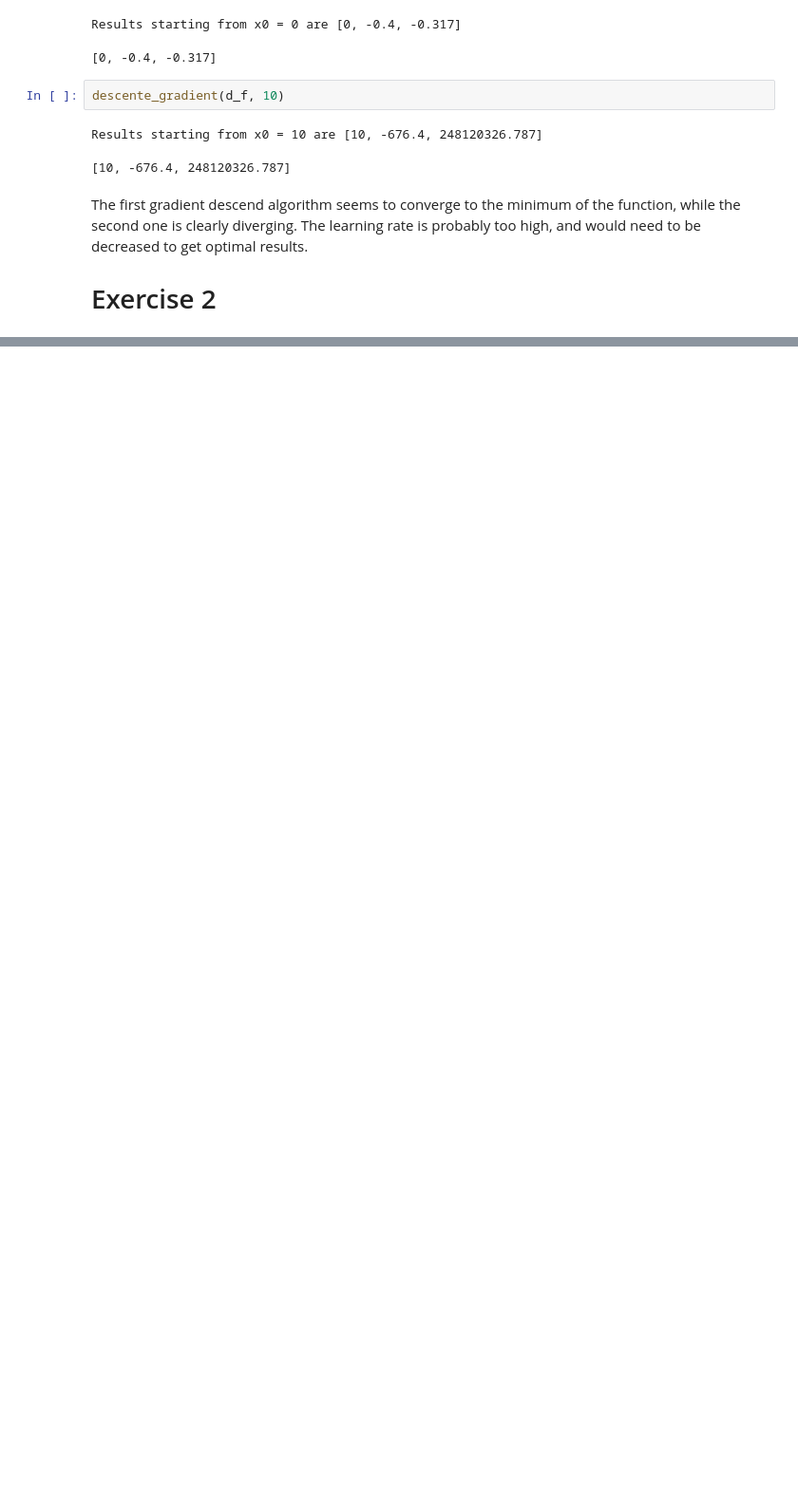
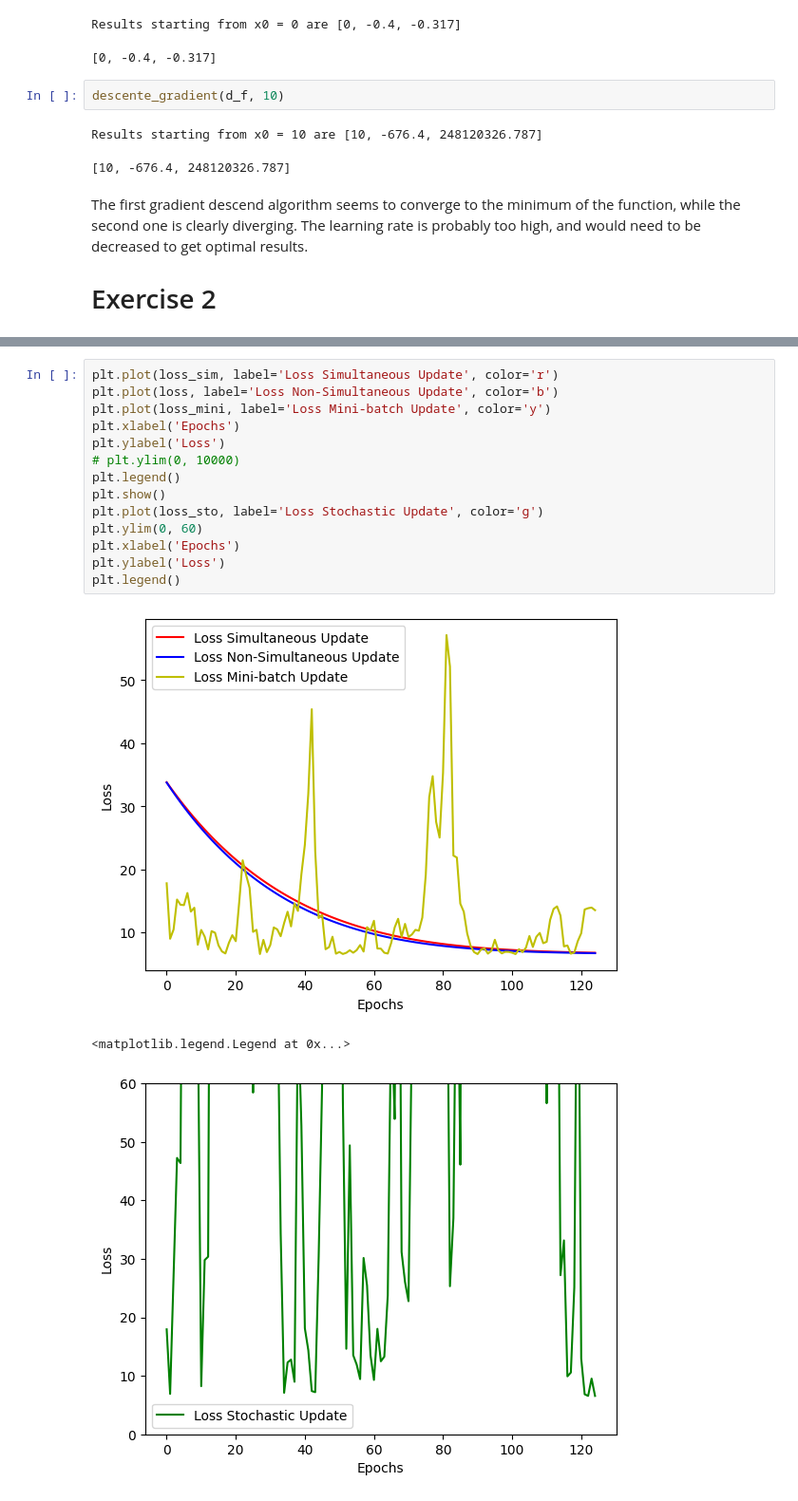
Before and after one commit to JeannesTheo/DataMiningForNetworks, a Jupyter notebook: Assignement1.ipynb, the cells around one changed output, grey strips where cells are left out. Shown at 95% size. Drawn from its saved outputs; the diff is of its cells as text; blank space fills up the shorter version.

```diff
--- a/Assignement1.ipynb
+++ b/Assignement1.ipynb
@@ -102,0 +142,18 @@ plt.legend()
+# %%
+plt.plot(loss_sim, label='Loss Simultaneous Update', color='r')
+plt.plot(loss, label='Loss Non-Simultaneous Update', color='b')
+plt.plot(loss_mini, label='Loss Mini-batch Update', color='y')
+plt.xlabel('Epochs')
+plt.ylabel('Loss')
+# plt.ylim(0, 10000)
+plt.legend()
+plt.show()
+plt.plot(loss_sto, label='Loss Stochastic Update', color='g')
+plt.ylim(0, 60)
+plt.xlabel('Epochs')
+plt.ylabel('Loss')
+plt.legend()
+# %% [output]
+[figure, added]
+<matplotlib.legend.Legend at 0x...>
+[figure, added]
```
Also changed, not shown: parts of 18 cells of this notebook, 8 other files.
